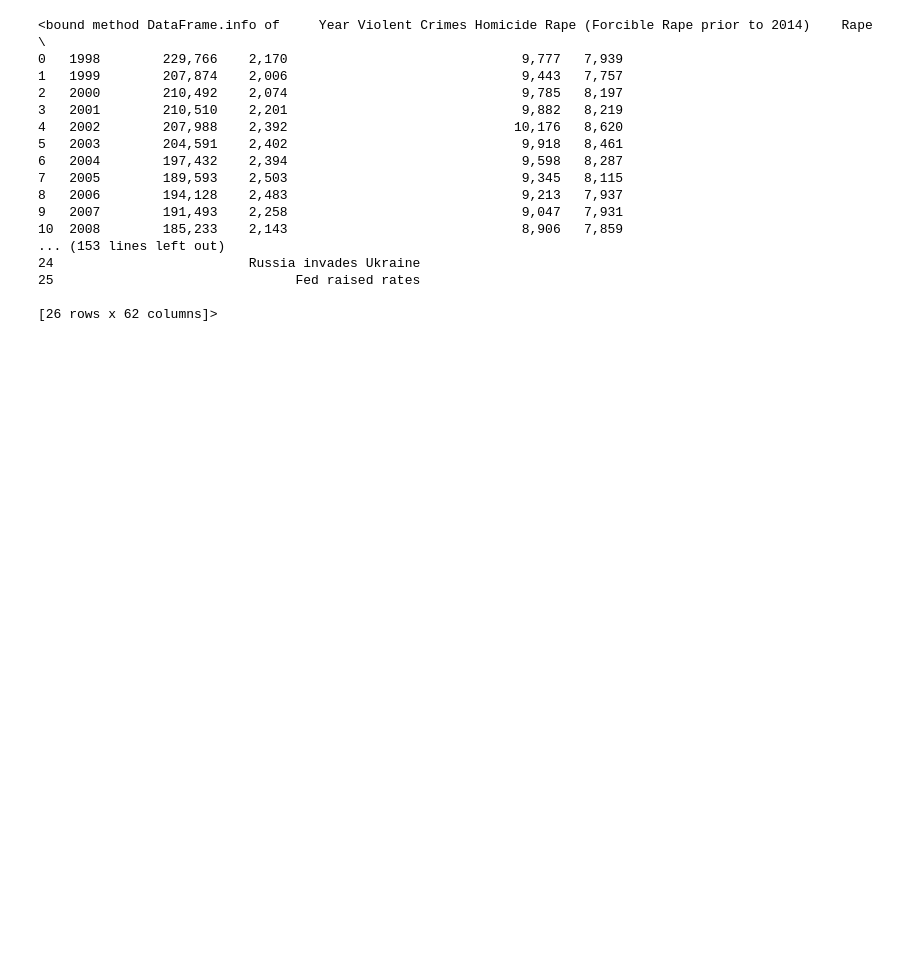
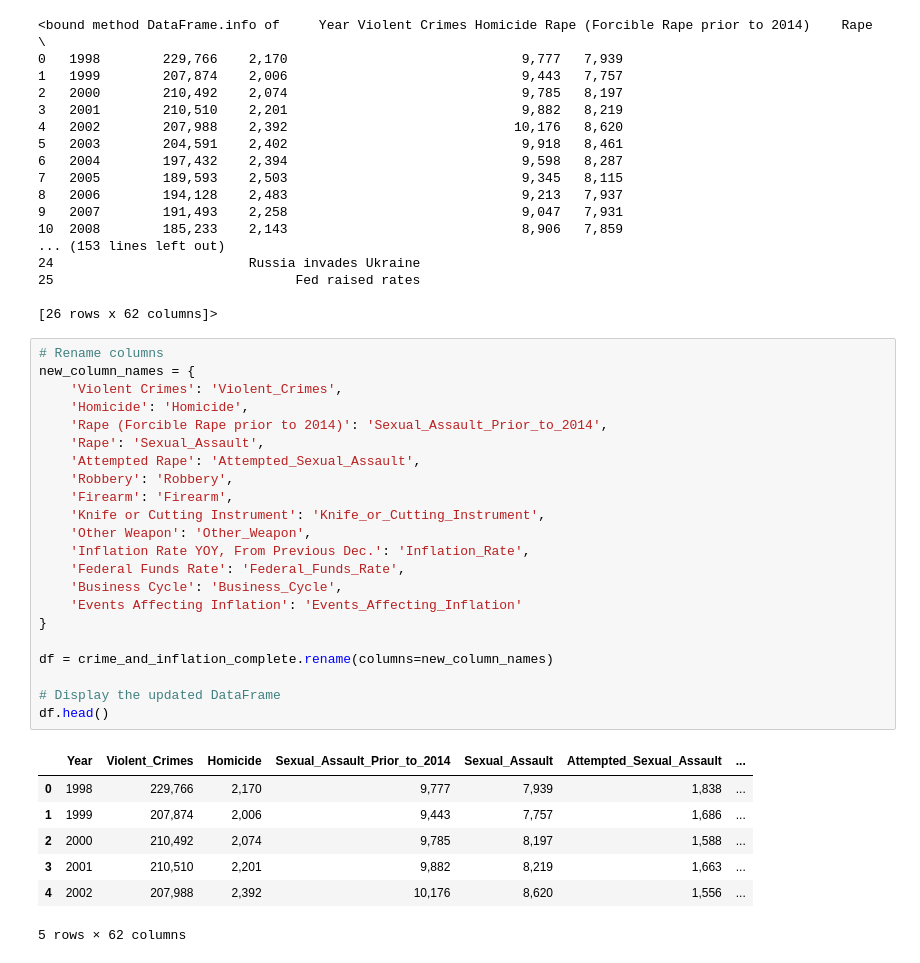
Before and after one commit to EdGonz44/Crime-Chronicles-Inflation-in-the-Golden-State, a Jupyter notebook: group_project/Untitled.ipynb, the cells around one changed output. Saved outputs shown, nothing was run; the diff lists cells and outputs as text; blank space fills up the shorter version.

```diff
--- a/group_project/Untitled.ipynb
+++ b/group_project/Untitled.ipynb
@@ -86,3 +88,33 @@ crime_and_inflation_complete.info
 25                               Fed raised rates
 
 [26 rows x 62 columns]>
+# %%
+# Rename columns
+new_column_names = {
+    'Violent Crimes': 'Violent_Crimes',
+    'Homicide': 'Homicide',
+    'Rape (Forcible Rape prior to 2014)': 'Sexual_Assault_Prior_to_2014',
+    'Rape': 'Sexual_Assault',
+    'Attempted Rape': 'Attempted_Sexual_Assault',
+    'Robbery': 'Robbery',
+    'Firearm': 'Firearm',
+    'Knife or Cutting Instrument': 'Knife_or_Cutting_Instrument',
+    'Other Weapon': 'Other_Weapon',
+    'Inflation Rate YOY, From Previous Dec.': 'Inflation_Rate',
+    'Federal Funds Rate': 'Federal_Funds_Rate',
+    'Business Cycle': 'Business_Cycle',
+    'Events Affecting Inflation': 'Events_Affecting_Inflation'
+}
+
+df = crime_and_inflation_complete.rename(columns=new_column_names)
+
+# Display the updated DataFrame
+df.head()
+# %% [output]
+|  | Year | Violent_Crimes | Homicide | Sexual_Assault_Prior_to_2014 | Sexual_Assault | Attempted_Sexual_Assault | ... |
+| 0 | 1998 | 229,766 | 2,170 | 9,777 | 7,939 | 1,838 | ... |
+| 1 | 1999 | 207,874 | 2,006 | 9,443 | 7,757 | 1,686 | ... |
+| 2 | 2000 | 210,492 | 2,074 | 9,785 | 8,197 | 1,588 | ... |
+| 3 | 2001 | 210,510 | 2,201 | 9,882 | 8,219 | 1,663 | ... |
+| 4 | 2002 | 207,988 | 2,392 | 10,176 | 8,620 | 1,556 | ... |
+5 rows × 62 columns
```
Also changed, not shown: parts of 8 cells of this notebook, 8 other files.
